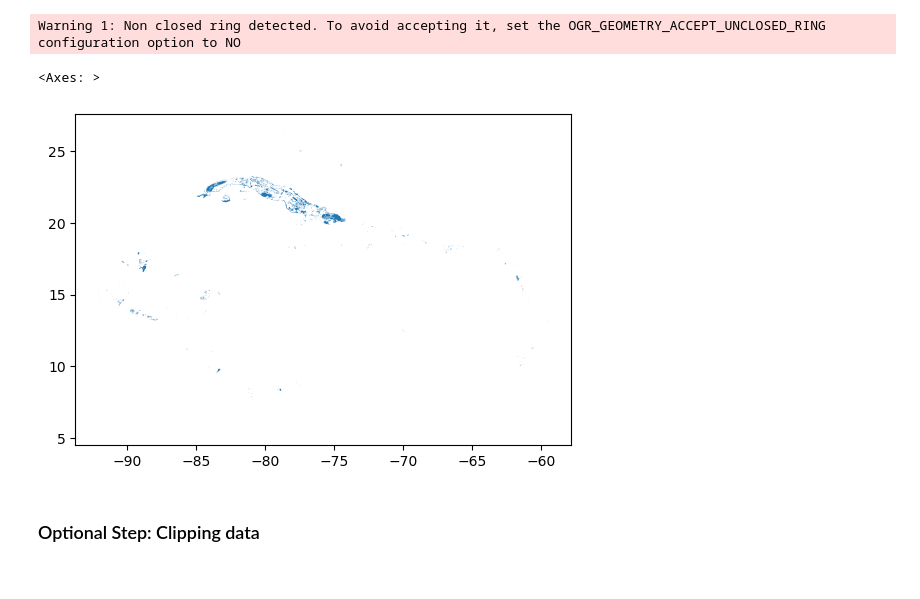
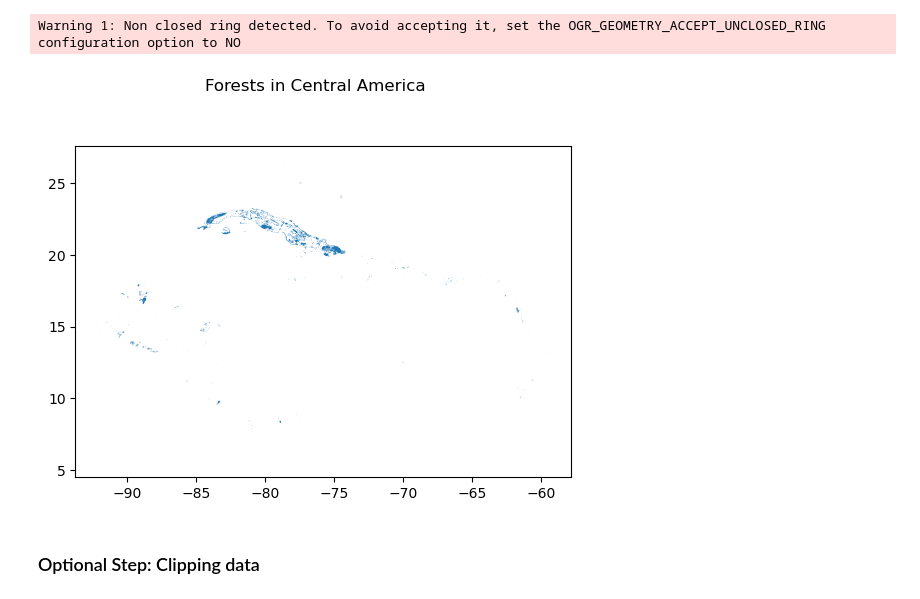
Before and after one commit to osm-flex/osm-flex, a Jupyter notebook: doc/0_basic_usage.ipynb, the cells around one changed output. Cells and saved outputs as stored; diff of their text form; code cells hidden in the pictures.

```diff
--- a/doc/0_basic_usage.ipynb
+++ b/doc/0_basic_usage.ipynb
@@ -46,13 +61,17 @@ Using key and value tags from OSM (see osm-taginfo)
 # %%
-gdf_ca_forest = ex.retrieve(str(config.OSM_DATA_DIR.joinpath('central-america-latest.osm.pbf')),'multipolygons',
-                            ['landuse', 'name'], "landuse='forest'")
+path_ca_dump = osm_flex.config.OSM_DATA_DIR.joinpath('central-america-latest.osm.pbf')
+gdf_ca_forest = ex.extract(path_ca_dump,'multipolygons',
+                            ['landuse', 'name'],
+                            "landuse='forest'")
 # %% [output]
 Warning 1: Non closed ring detected. To avoid accepting it, set the OGR_GEOMETRY_ACCEPT_UNCLOSED_RING configuration option to NO
-# %%
-gdf_ca_forest.plot()
-# %% [output]
-<Axes: >
-[figure, removed]
+# %%
+fig, ax = plt.subplots()
+gdf_ca_forest.plot(ax=ax)
+fig.suptitle('Forests in Central America')
+plt.show()
+# %% [output]
+[figure, added]
 # %% [markdown]
 ### Optional Step: Clipping data
 # %% [markdown]
```
Also changed, not shown: parts of 12 cells of this notebook, 2 other files.
